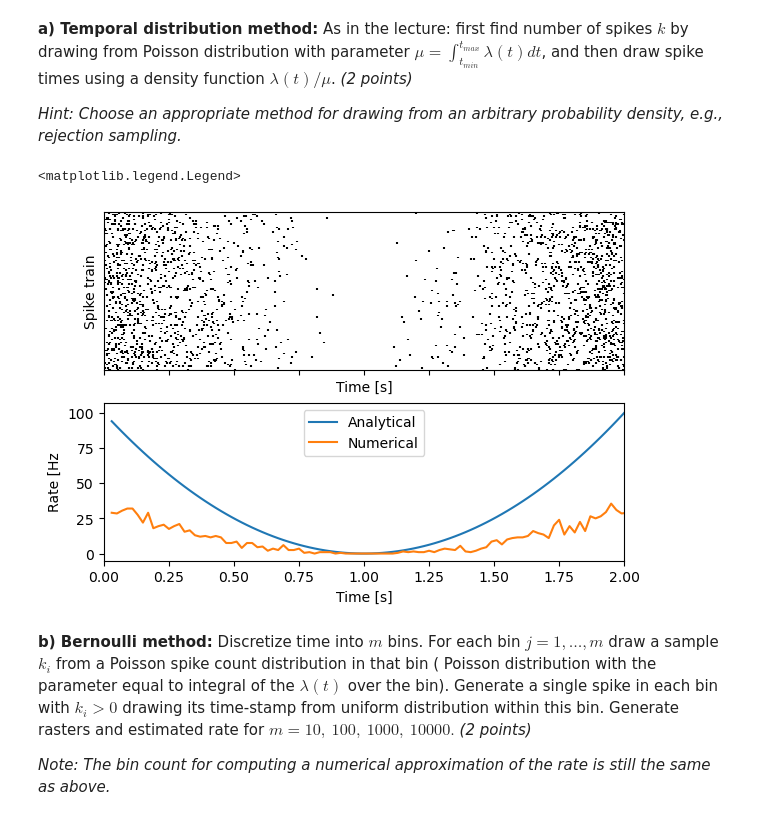
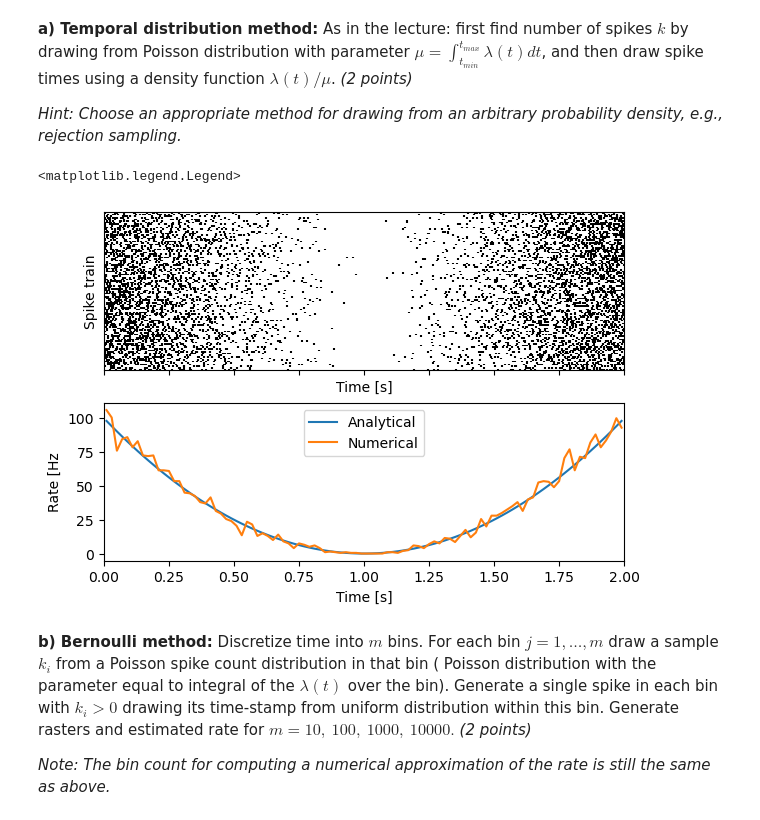
Before and after one commit to toniklenk/excersises, a Jupyter notebook: notebooks/2025_Neural_coding_Homework2-MaxBardelang.ipynb, the cells around one changed output. Drawn from its saved outputs; the diff is of its cells as text; code cells hidden in the pictures.

```diff
--- a/notebooks/2025_Neural_coding_Homework2-MaxBardelang.ipynb
+++ b/notebooks/2025_Neural_coding_Homework2-MaxBardelang.ipynb
@@ -104,18 +91,32 @@ x = (bin_edges[1:] + bin_edges[:-1]) / 2
+# %%
+# --- rejection sample spike times
+# distribution to sample from
+spike_times_tdm = []
+
+# iterate 100 runs
+for k in spike_counts:
+    # draw k numbers from F
+    spike_times = np.array([draw_F() for _ in range(k)])
+    spike_times_tdm.append(spike_times)
+
+# bin into intervals and compute lambda_bar for each
+hist, bin_edges = np.histogram(np.concat(spike_times_tdm), bins=bins_count)
+x = (bin_edges[1:] + bin_edges[:-1]) / 2
 # %%
 # plot
 fig, (ax1, ax2) = plt.subplots(
     nrows=2, ncols=1, figsize=(6, 4), layout="constrained", sharex=True, sharey=False
 )
 
-raster(spike_times, t_max=2, ax=ax1)
+raster(spike_times_tdm, t_max=2, ax=ax1)
 ax2.plot(x, rate(x, rate_max), label="Analytical")
 ax2.plot(x, hist / (n_trials * bin_size), label="Numerical")
 ax2.set_xlabel("Time [s]")
 ax2.set_ylabel("Rate [Hz")
 ax2.legend(loc="upper center")
 # %% [output]
 <matplotlib.legend.Legend>
-[figure, old version]
+[figure, new version]
 # %% [markdown]
 __b) Bernoulli method:__ Discretize time into $m$ bins. For each bin $j = 1, \ldots, m$ draw a sample $k_i$ from a Poisson spike count distribution in that bin ( Poisson distribution with the parameter equal to integral of the $\lambda(t)$ over the bin). Generate a single spike in each bin with $k_i > 0$ drawing its time-stamp from uniform distribution within this bin. Generate rasters and estimated rate for $m = 10, \: 100, \: 1000, \: 10000.$ _(2 points)_
 
```
Also changed, not shown: parts of 5 cells of this notebook.
